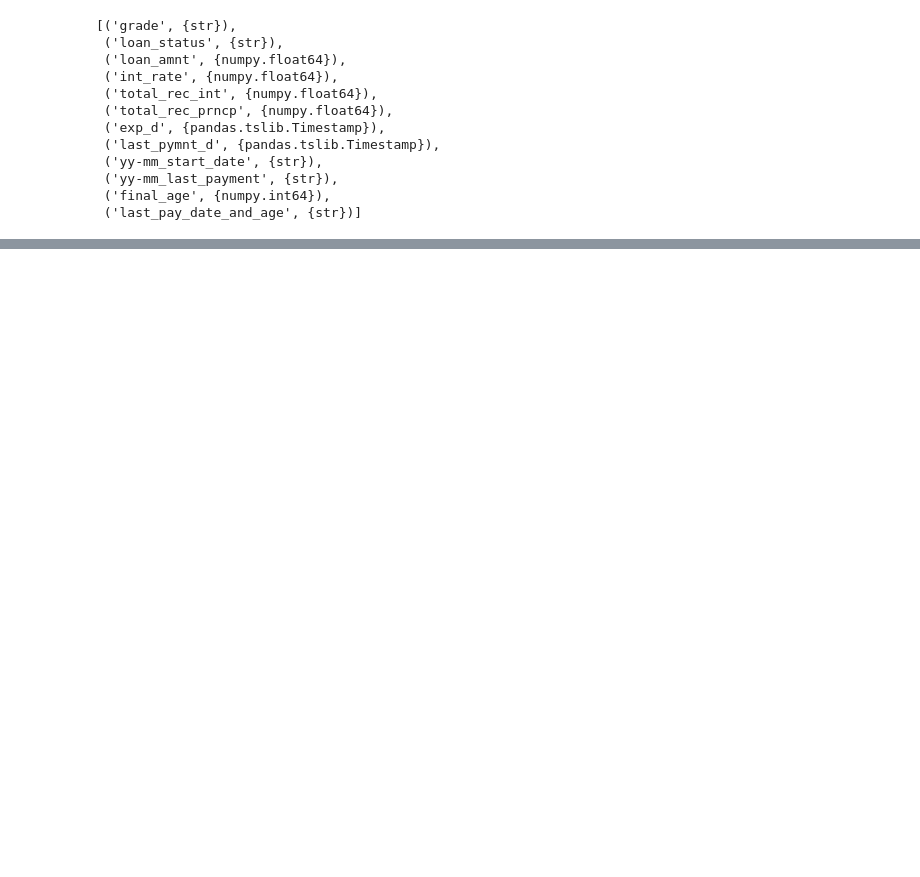
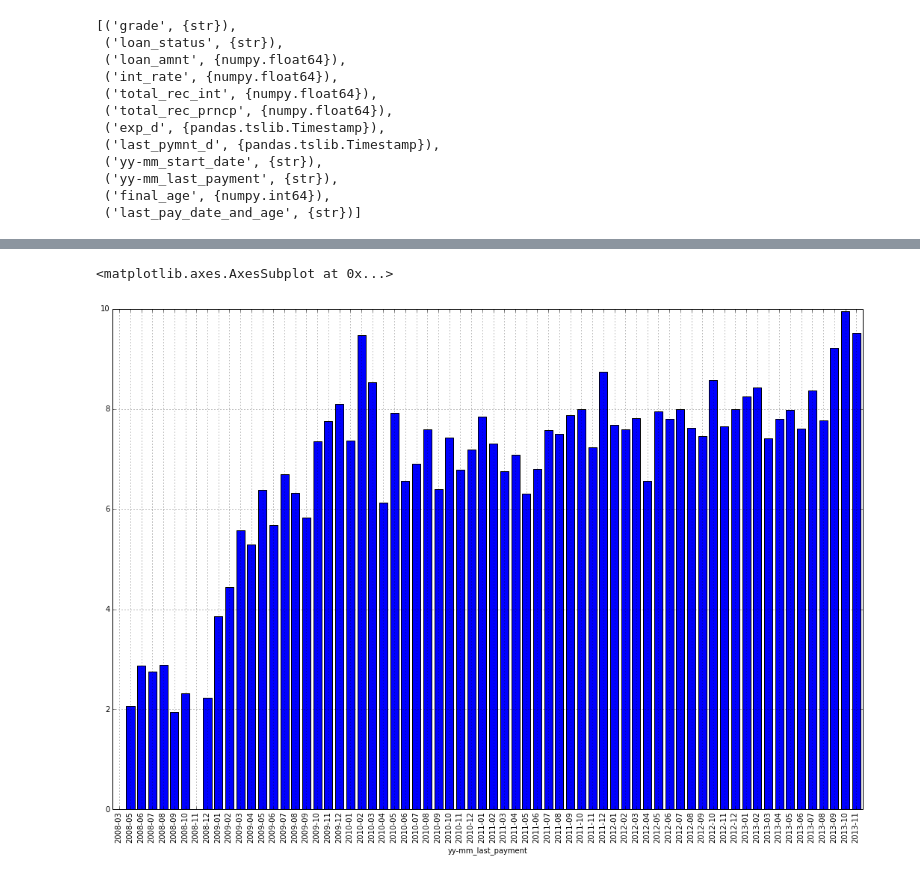
Before and after one commit to rbparrish/P2P_code, a Jupyter notebook: Measuring_risk_volitility_cont(11-10).ipynb, the cells around one changed output, grey strips where cells are left out. Drawn from its saved outputs; the diff is of its cells as text; code cells hidden in the pictures; blank space fills up the shorter version.

```diff
--- a/Measuring_risk_volitility_cont(11-10).ipynb
+++ b/Measuring_risk_volitility_cont(11-10).ipynb
@@ -131,0 +129,5 @@ ex.check_types(subset_db)
+# %%
+results_std.plot(kind='bar', figsize=(18,12))
+# %% [output]
+<matplotlib.axes.AxesSubplot at 0x...>
+[figure, added]
```
Also changed, not shown: parts of 17 cells of this notebook.
